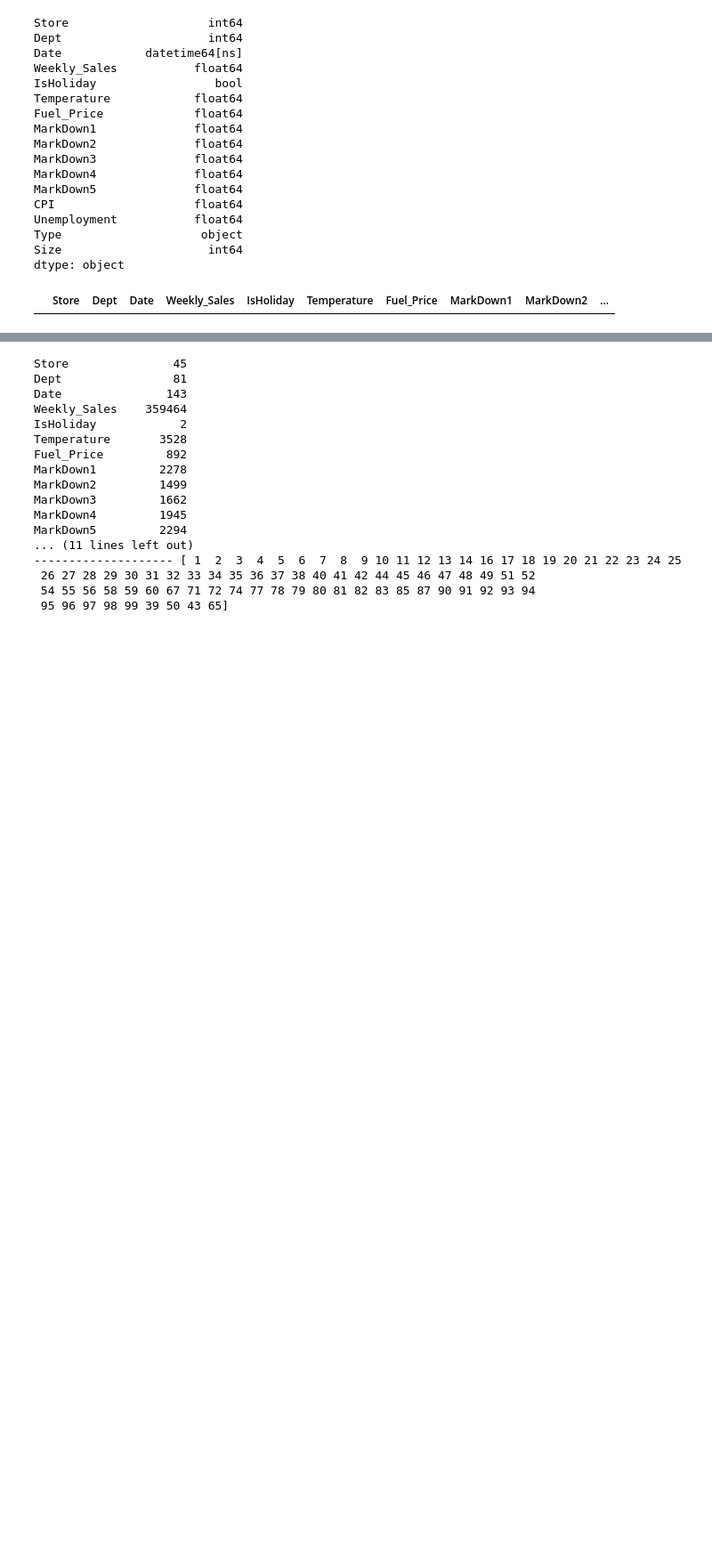
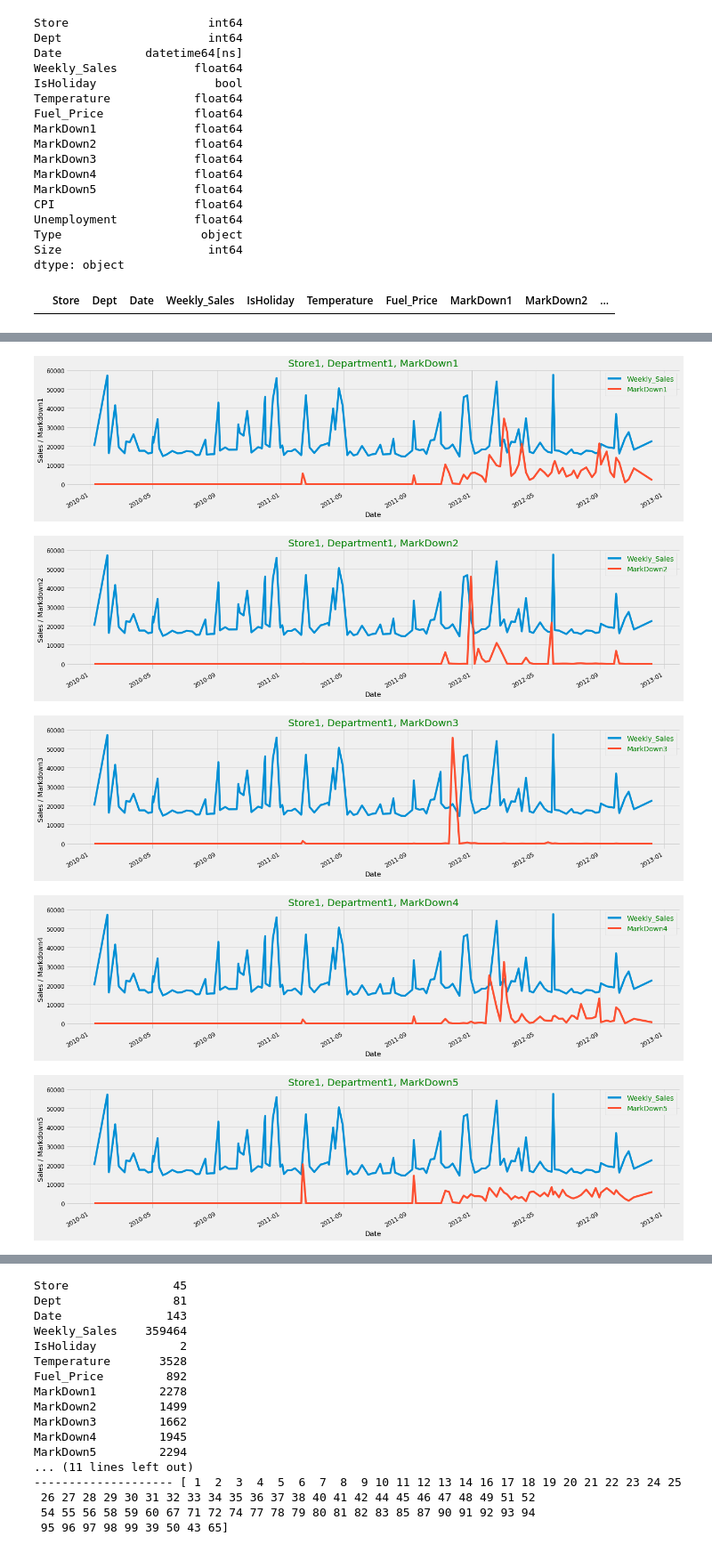
Before and after one commit to curtistr05/Capstone2, a Jupyter notebook: Retail_Analytics.ipynb, the cells around one changed output, grey strips where cells are left out. Shown at 89% size. Drawn from its saved outputs; the diff is of its cells as text; code cells hidden in the pictures; blank space fills up the shorter version.

```diff
--- a/Retail_Analytics.ipynb
+++ b/Retail_Analytics.ipynb
@@ -216,3 +216,74 @@ plt.show()
+# %%
+
+store = dfmerged.groupby('Store')
+store1 = store.get_group(1)
+store1_dept = store1.groupby('Dept')
+store1_dept1 = store1_dept.get_group(1)
+store1_dept1_md1 = store1_dept1[['Date', 'Weekly_Sales', 'MarkDown1']]
+store1_dept1_md1 = store1_dept1_md1.set_index('Date')
+
+store1_dept1_md1.plot(figsize=(20, 5))
+plt.title('Store1, Department1, MarkDown1')
+plt.ylabel('Sales / Markdown1')
+plt.show()
+
+
+store = dfmerged.groupby('Store')
+store1 = store.get_group(1)
+store1_dept = store1.groupby('Dept')
+store1_dept1 = store1_dept.get_group(1)
+store1_dept1_md2 = store1_dept1[['Date', 'Weekly_Sales', 'MarkDown2']]
+store1_dept1_md2 = store1_dept1_md2.set_index('Date')
+
+store1_dept1_md2.plot(figsize=(20, 5))
+plt.title('Store1, Department1, MarkDown2')
+plt.ylabel('Sales / Markdown2')
+plt.show()
+
+
+store = dfmerged.groupby('Store')
+store1 = store.get_group(1)
+store1_dept = store1.groupby('Dept')
+store1_dept1 = store1_dept.get_group(1)
+store1_dept1_md3 = store1_dept1[['Date', 'Weekly_Sales', 'MarkDown3']]
+store1_dept1_md3 = store1_dept1_md3.set_index('Date')
+
+store1_dept1_md3.plot(figsize=(20, 5))
+plt.title('Store1, Department1, MarkDown3')
+plt.ylabel('Sales / Markdown3')
+plt.show()
+
+
+store = dfmerged.groupby('Store')
+store1 = store.get_group(1)
+store1_dept = store1.groupby('Dept')
+store1_dept1 = store1_dept.get_group(1)
+store1_dept1_md4 = store1_dept1[['Date', 'Weekly_Sales', 'MarkDown4']]
+store1_dept1_md4 = store1_dept1_md4.set_index('Date')
+
+store1_dept1_md4.plot(figsize=(20, 5))
+plt.title('Store1, Department1, MarkDown4')
+plt.ylabel('Sales / Markdown4')
+plt.show()
+
+
+store = dfmerged.groupby('Store')
+store1 = store.get_group(1)
+store1_dept = store1.groupby('Dept')
+store1_dept1 = store1_dept.get_group(1)
+store1_dept1_md5 = store1_dept1[['Date', 'Weekly_Sales', 'MarkDown5']]
+store1_dept1_md5 = store1_dept1_md5.set_index('Date')
+
+store1_dept1_md5.plot(figsize=(20, 5))
+plt.title('Store1, Department1, MarkDown5')
+plt.ylabel('Sales / Markdown5')
+plt.show()
+# %% [output]
+[figure, added]
+[figure, added]
+[figure, added]
+[figure, added]
+[figure, added]
 # %%
 weekly_sales = dfmerged.groupby(by=['Date'], as_index=False)['Weekly_Sales'].sum()
 plt.figure(figsize=(20,5))
```
Also changed, not shown: parts of 6 cells of this notebook.
